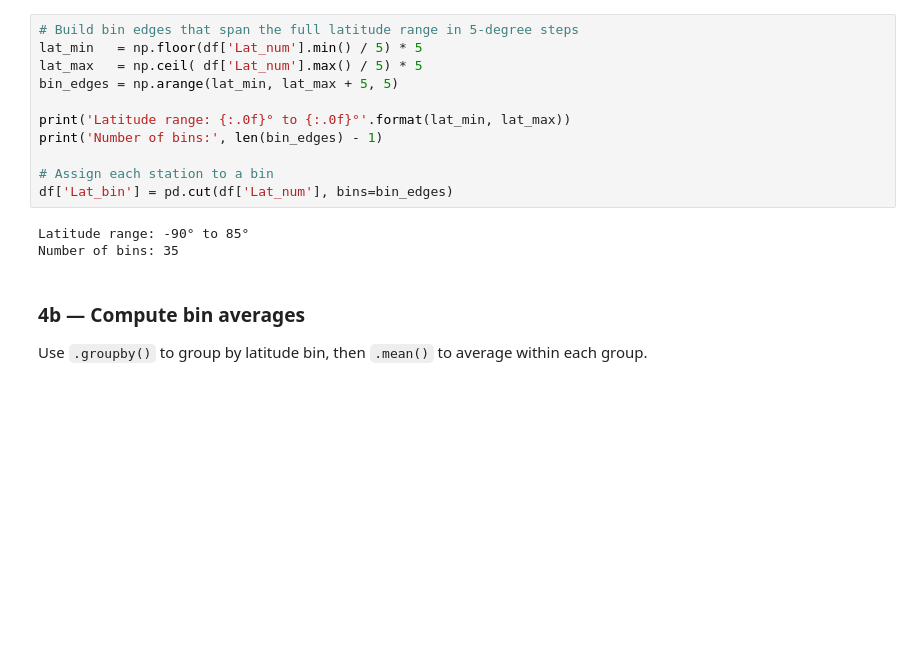
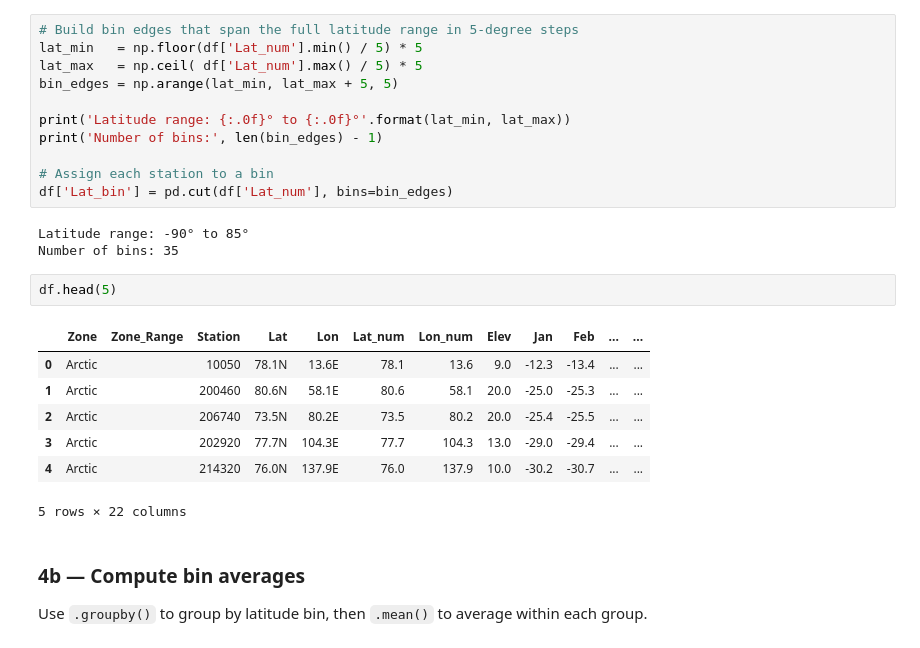
Before and after one commit to radryan1979/clim341, a Jupyter notebook: Assignments/Climate_Zone_Data_Analysis_Tutorial.ipynb, the cells around one changed output. Saved outputs shown, nothing was run; the diff lists cells and outputs as text; blank space fills up the shorter version.

```diff
--- a/Assignments/Climate_Zone_Data_Analysis_Tutorial.ipynb
+++ b/Assignments/Climate_Zone_Data_Analysis_Tutorial.ipynb
@@ -400,6 +339,16 @@ df['Lat_bin'] = pd.cut(df['Lat_num'], bins=bin_edges)
 # %% [output]
 Latitude range: -90° to 85°
 Number of bins: 35
+# %%
+df.head(5)
+# %% [output]
+|  | Zone | Zone_Range | Station | Lat | Lon | Lat_num | Lon_num | Elev | Jan | Feb | ... | ... |
+| 0 | Arctic |  | 10050 | 78.1N | 13.6E | 78.1 | 13.6 | 9.0 | -12.3 | -13.4 | ... | ... |
+| 1 | Arctic |  | 200460 | 80.6N | 58.1E | 80.6 | 58.1 | 20.0 | -25.0 | -25.3 | ... | ... |
+| 2 | Arctic |  | 206740 | 73.5N | 80.2E | 73.5 | 80.2 | 20.0 | -25.4 | -25.5 | ... | ... |
+| 3 | Arctic |  | 202920 | 77.7N | 104.3E | 77.7 | 104.3 | 13.0 | -29.0 | -29.4 | ... | ... |
+| 4 | Arctic |  | 214320 | 76.0N | 137.9E | 76.0 | 137.9 | 10.0 | -30.2 | -30.7 | ... | ... |
+5 rows × 22 columns
 # %% [markdown]
 ### 4b — Compute bin averages
 
```
Also changed, not shown: parts of 3 cells of this notebook.
